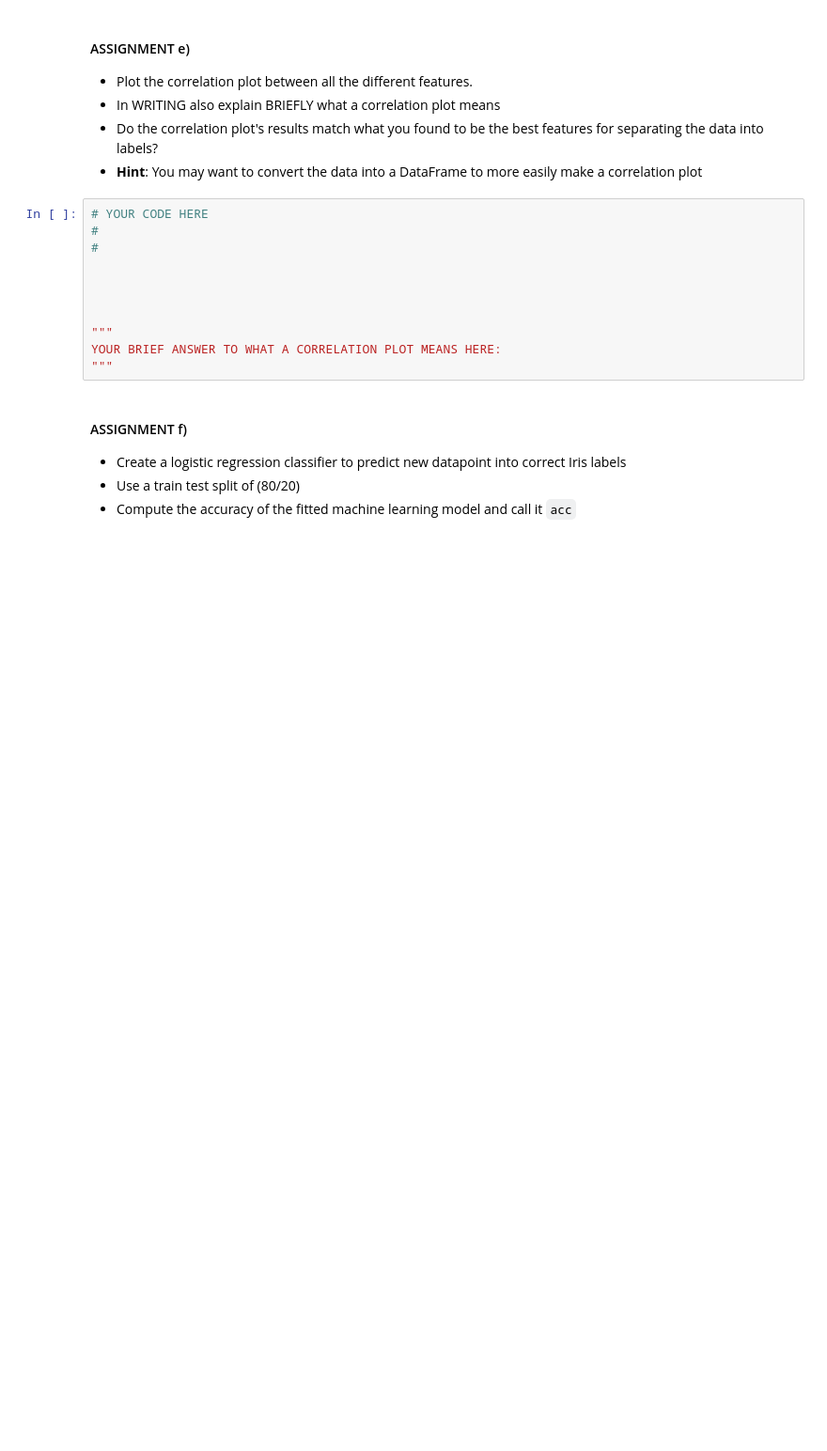
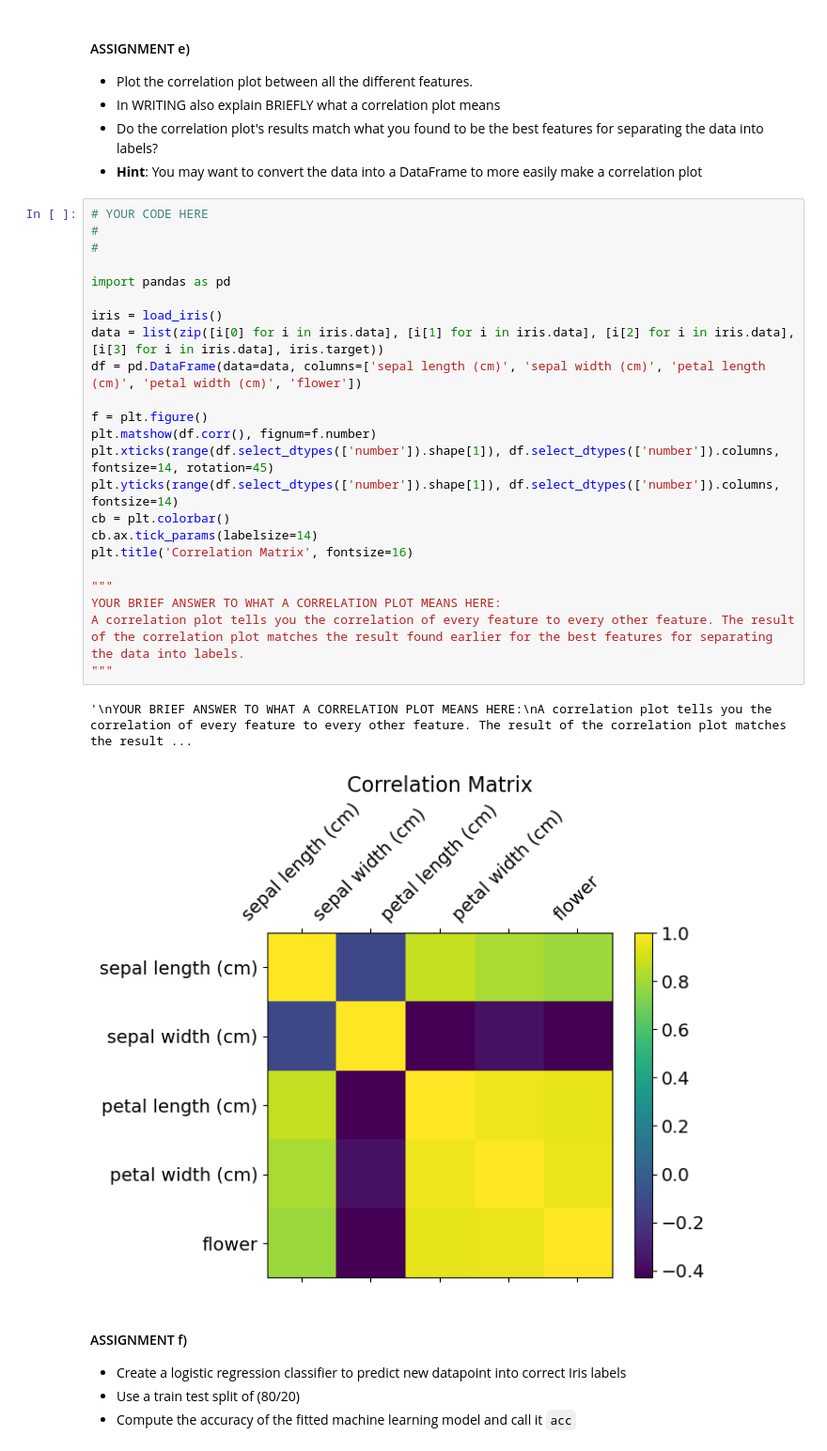
Before and after one commit to Tjasomfan/ml-1dl034-public-assignments, a Jupyter notebook: Assignments/Practical/PracticalNotebook3.ipynb, the cells around one changed output. Shown: that part at 94% size. Saved outputs shown, nothing was run; the diff lists cells and outputs as text; blank space fills up the shorter version.

```diff
--- a/Assignments/Practical/PracticalNotebook3.ipynb
+++ b/Assignments/Practical/PracticalNotebook3.ipynb
@@ -394,17 +394,32 @@ plt.show()
 - In WRITING also explain BRIEFLY what a correlation plot means
 - Do the correlation plot's results match what you found to be the best features for separating the data into labels?
 - **Hint**: You may want to convert the data into a DataFrame to more easily make a correlation plot
-# %%
-# YOUR CODE HERE
-#
-#
-
-
-
-
-"""
-YOUR BRIEF ANSWER TO WHAT A CORRELATION PLOT MEANS HERE:
-"""
+# %%
+# YOUR CODE HERE
+#
+#
+
+import pandas as pd
+
+iris = load_iris()
+data = list(zip([i[0] for i in iris.data], [i[1] for i in iris.data], [i[2] for i in iris.data], [i[3] for i in iris.data], iris.target))
+df = pd.DataFrame(data=data, columns=['sepal length (cm)', 'sepal width (cm)', 'petal length (cm)', 'petal width (cm)', 'flower'])
+
+f = plt.figure()
+plt.matshow(df.corr(), fignum=f.number)
+plt.xticks(range(df.select_dtypes(['number']).shape[1]), df.select_dtypes(['number']).columns, fontsize=14, rotation=45)
+plt.yticks(range(df.select_dtypes(['number']).shape[1]), df.select_dtypes(['number']).columns, fontsize=14)
+cb = plt.colorbar()
+cb.ax.tick_params(labelsize=14)
+plt.title('Correlation Matrix', fontsize=16)
+
+"""
+YOUR BRIEF ANSWER TO WHAT A CORRELATION PLOT MEANS HERE:
+A correlation plot tells you the correlation of every feature to every other feature. The result of the correlation plot matches the result found earlier for the best features for separating the data into labels.
+"""
+# %% [output]
+'\nYOUR BRIEF ANSWER TO WHAT A CORRELATION PLOT MEANS HERE:\nA correlation plot tells you the correlation of every feature to every other feature. The result of the correlation plot matches the result ...
+[figure, added]
 # %% [markdown]
 #### ASSIGNMENT f)
 - Create a logistic regression classifier to predict new datapoint into correct Iris labels
```
Also changed, not shown: parts of 7 cells of this notebook, 1 other file.
